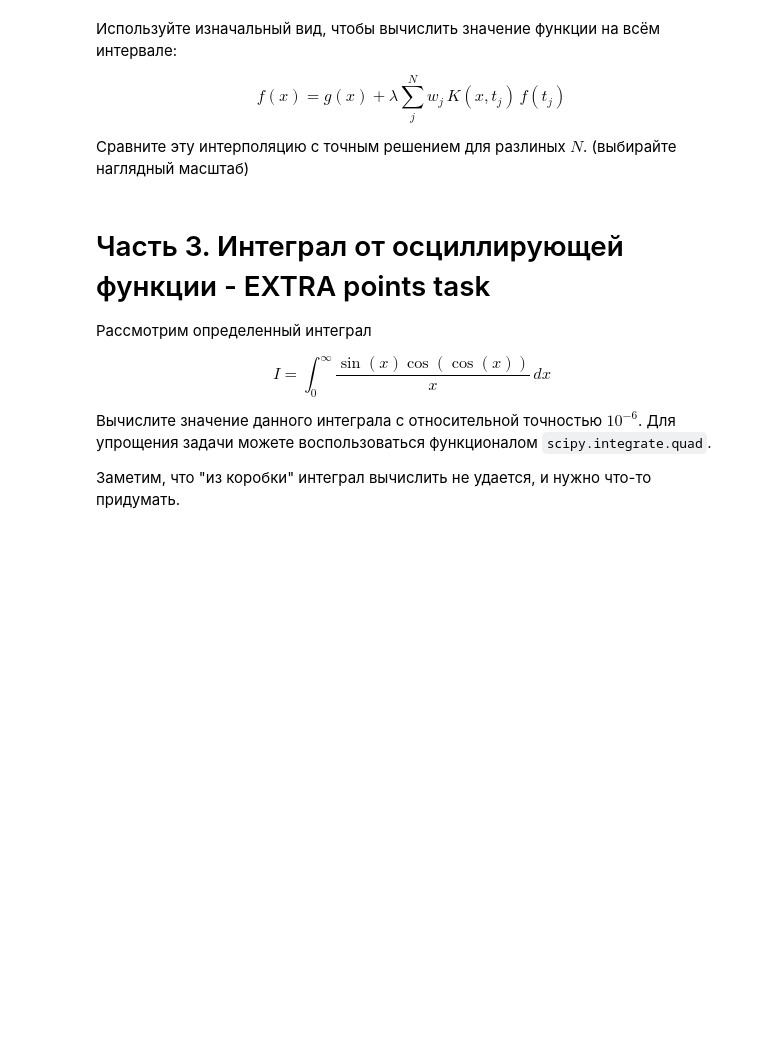
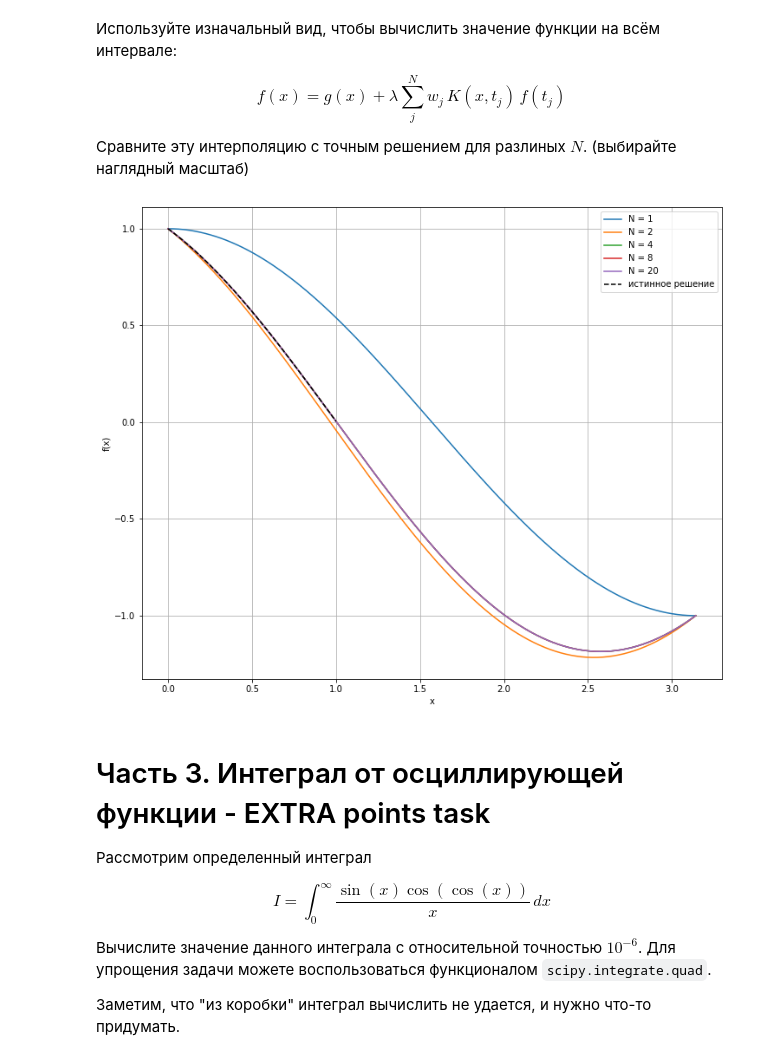
Before and after one commit to DziyanaC/---, a Jupyter notebook: advanced_Integrals.ipynb, the cells around one changed output. Saved outputs shown, nothing was run; the diff lists cells and outputs as text; code cells hidden in the pictures; blank space fills up the shorter version.

```diff
--- a/advanced_Integrals.ipynb
+++ b/advanced_Integrals.ipynb
@@ -298,3 +324,24 @@ raise NotImplementedError()
+# %%
+x = np.linspace(0, 1, 200)
+
+plt.figure(figsize=(12, 10))
+plt.grid(True)
+plt.xlabel('x')
+plt.ylabel('f(x)')
+
+for N in [1, 2, 4, 8, 20]:
+    roots, weights = scipy.special.roots_sh_legendre(N)
+    f_t = func(N)
+    f = lambda x: g(x) + np.pi / 2 * (weights * K(x, roots) * f_t).sum()
+    y = [f(i) for i in x]
+    plt.plot(x*np.pi, y, label=f'N = {N}')
+
+f_t = lambda x: np.cos(x) - 2 / np.pi * np.sin(x)
+plt.plot(x, f_t(x), '--', label='истинное решение', color='black')
+plt.legend(loc="best")
+plt.show()
+# %% [output]
+[figure, added]
 # %% [markdown]
 # Часть 3. Интеграл от осциллирующей функции - EXTRA points task
 
```
Also changed, not shown: parts of 4 cells of this notebook.
